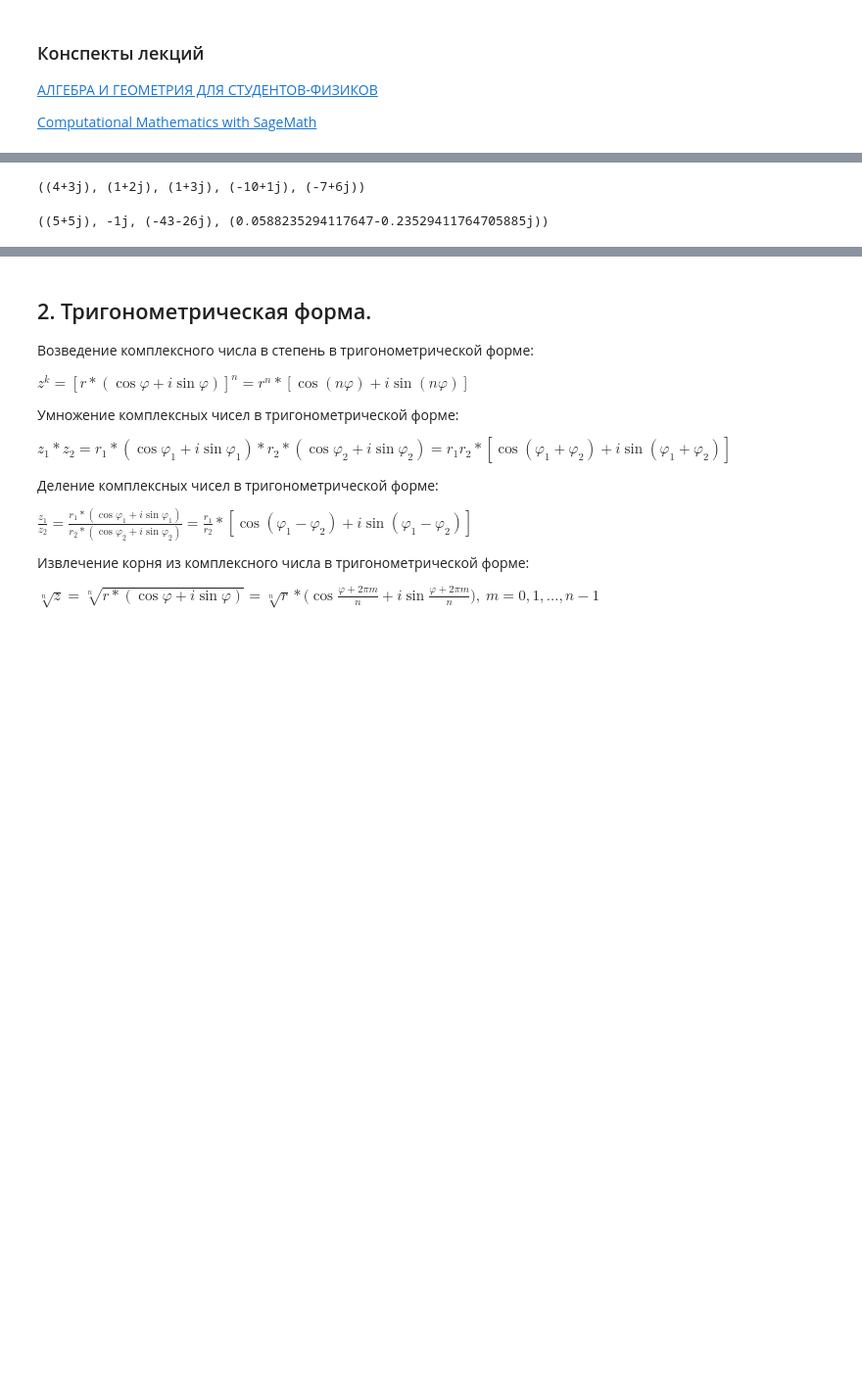
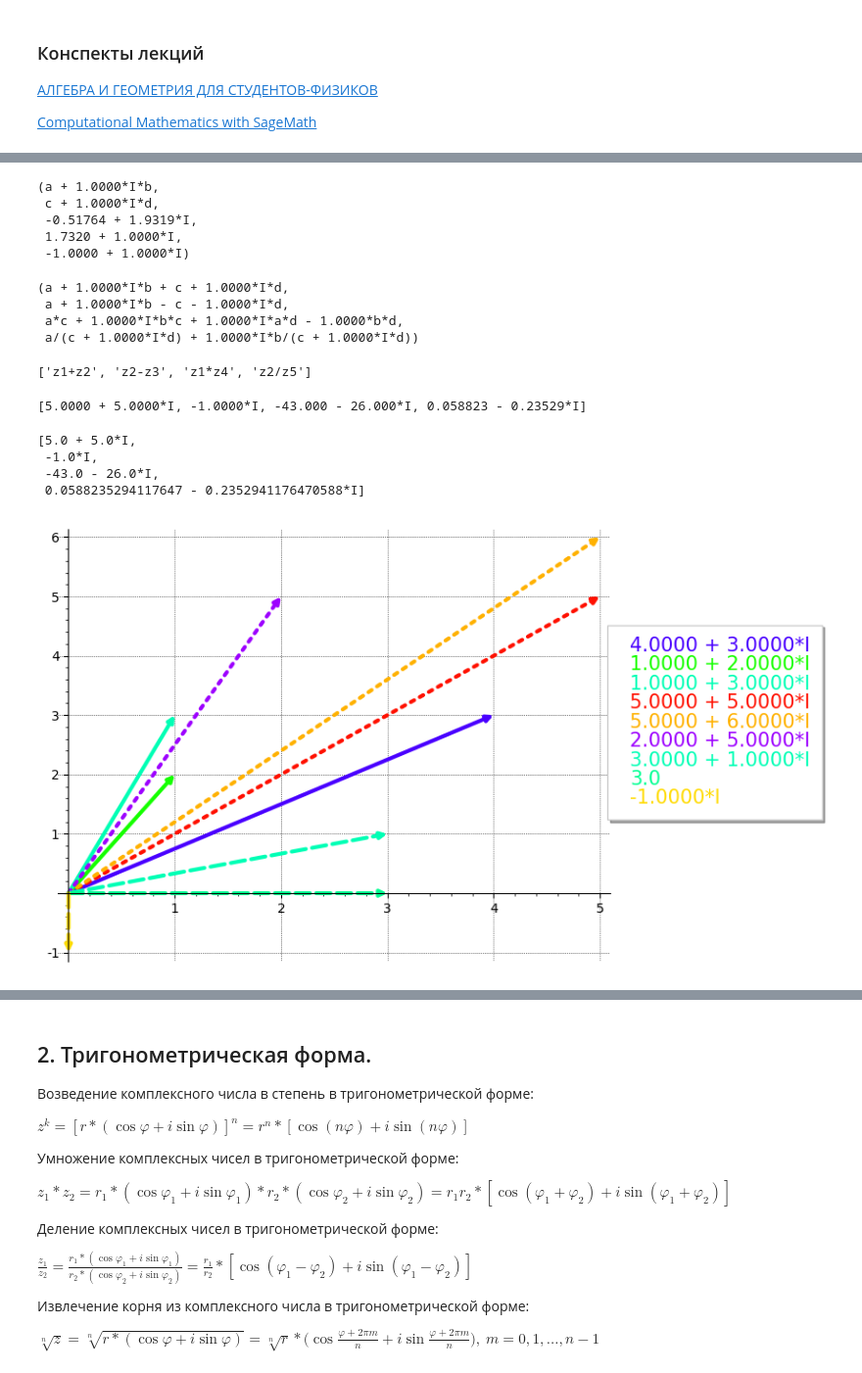
Before and after one commit to OlgaBelitskaya/linear_algebra_practice, a Jupyter notebook: work1_6.ipynb, the cells around one changed output, grey strips where cells are left out. Shown: that part at 98% size. Cells and saved outputs as stored; diff of their text form; code cells hidden in the pictures; blank space fills up the shorter version.

```diff
--- a/work1_6.ipynb
+++ b/work1_6.ipynb
@@ -27,7 +22,0 @@
-# %%
-# sage
-a, b, c, d = var('a b c d')
-i = ComplexField(2).0
-z1 = a + b * i
-z2 = c + d * i
-z1, z2
@@ -68,4 +34,0 @@ a/(c + 1.0*I*d) + 1.0*I*b/(c + 1.0*I*d)
-# %%
-i = ComplexField(10).0
-z1, z2, z3, z4, z5 = 4+3*i, 1+2*i, 1+3*i, -10+1*i, -7+6*i
-z1, z2, z3, z4, z5
@@ -78,9 +34,0 @@ z1 + z2, z2 - z3, z1 * z4, z2 / z5
-# %%
-g = Graphics()
-for z in [z1, z2, z3, z1 + z2, z2 - z3]:
-    p = z.plot(rgbcolor=hue(abs(z)/7), gridlines=True)
-    a = arrow2d((0,0),(z.real(),z.imag()), width=1.5, arrowsize=2,
-                rgbcolor=hue(abs(z)/7), legend_color=hue(abs(z)/7), legend_label=z)
-    g = g + p + a
-g.set_legend_options(bbox_to_anchor=(1.2, 0.1, 0.1, 0.7))
-g.show()
@@ -112,13 +35,45 @@ z[0] + z[1], z[1] - z[2], z[0] * z[3], z[1] / z[4]
-# %%
-# sympy
-import sympy
-sympy.init_printing(use_unicode=True)
-z1, z2, z3, z4, z5 = complex(4 + 3 * sympy.I), complex(1 + 2 * sympy.I), \
-complex(1 + 3 * sympy.I), complex(-10 + 1 * sympy.I), complex(-7 + 6 * sympy.I)
-z1, z2, z3, z4, z5
-# %% [output]
-((4+3j), (1+2j), (1+3j), (-10+1j), (-7+6j))
-# %%
-z1 + z2, z2 - z3, z1 * z4, z2 / z5
-# %% [output]
-((5+5j), -1j, (-43-26j), (0.0588235294117647-0.23529411764705885j))
+# %%
+var('a b c d');
+i=ComplexField(20).0; Z1=a+b*i; Z2=c+d*i
+z11,z12,z13,z14,z15=4+3*i,1+2*i,1+3*i,-10+1*i,-7+6*i
+z21,z22,z23,z24,z25=\
+CDF(4,3),CDF(1,2),CDF(1,3),CDF(-10,1),CDF(-7,6)
+z1=-(2-3**0.5)**0.5+i*(2+3**0.5)**0.5; z2=3**0.5+i; z3=-1+i
+Z1,Z2,z1,z2,z3
+# %% [output]
+(a + 1.0000*I*b,
+ c + 1.0000*I*d,
+ -0.51764 + 1.9319*I,
+ 1.7320 + 1.0000*I,
+ -1.0000 + 1.0000*I)
+# %%
+Z1+Z2,Z1-Z2,(Z1*Z2).expand(),(Z1/Z2).expand()
+# %% [output]
+(a + 1.0000*I*b + c + 1.0000*I*d,
+ a + 1.0000*I*b - c - 1.0000*I*d,
+ a*c + 1.0000*I*b*c + 1.0000*I*a*d - 1.0000*b*d,
+ a/(c + 1.0000*I*d) + 1.0000*I*b/(c + 1.0000*I*d))
+# %%
+pretty_print([r'z1+z2',r'z2-z3',r'z1*z4',r'z2/z5'])
+pretty_print([z11+z12,z12-z13,z11*z14,z12/z15])
+pretty_print([z21+z22,z22-z23,z21*z24,z22/z25])
+g=Graphics(); ls=3*['-']+3*[':']+3*['--']
+Z=[z11,z12,z13,z11+z12,z11+z13,z12+z13,
+   z11-z12,z11-z13,z12-z13]
+for k in [0..8]:
+    g+=arrow2d((0,0),(Z[k].real(),Z[k].imag()),
+               width=3,arrowsize=2,linestyle=ls[k],
+               rgbcolor=hue(abs(Z[k])/7),
+               legend_color=hue(abs(Z[k])/7),
+               legend_label=Z[k])
+g.set_legend_options(bbox_to_anchor=(1.3,0.1,0.1,0.7),
+                     font_size=15)
+g.show(gridlines=True,figsize=(9,5))
+# %% [output]
+['z1+z2', 'z2-z3', 'z1*z4', 'z2/z5']
+[5.0000 + 5.0000*I, -1.0000*I, -43.000 - 26.000*I, 0.058823 - 0.23529*I]
+[5.0 + 5.0*I,
+ -1.0*I,
+ -43.0 - 26.0*I,
+ 0.0588235294117647 - 0.2352941176470588*I]
+[figure, added]
```
Also changed, not shown: parts of 102 cells of this notebook.
